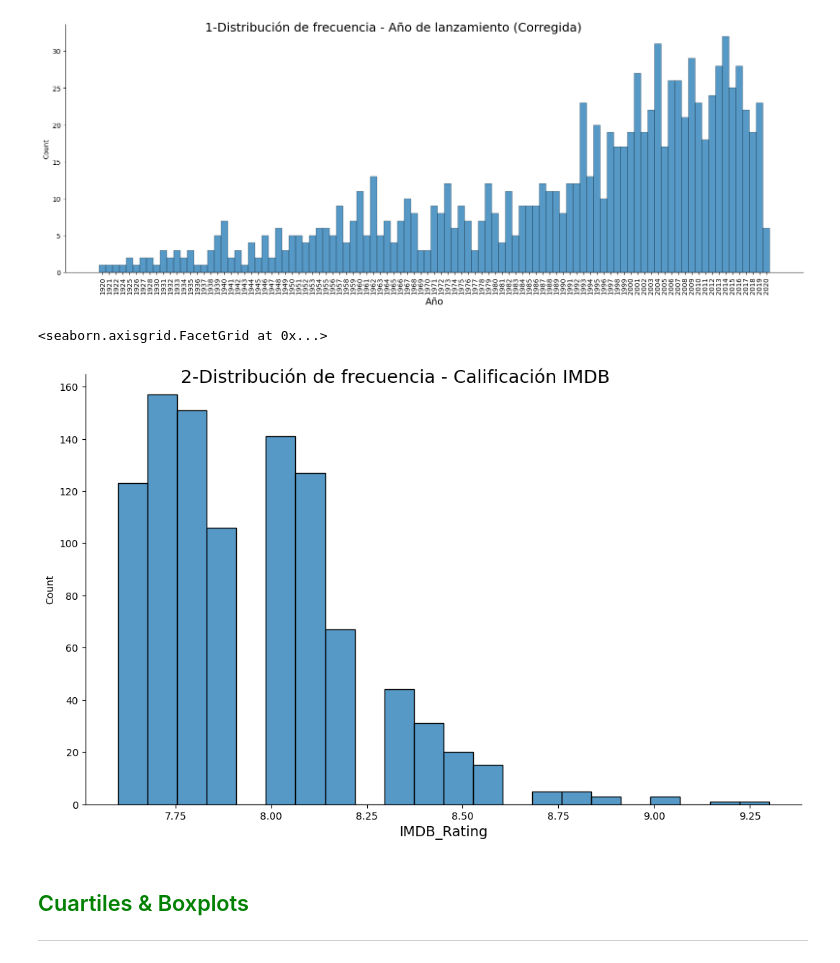
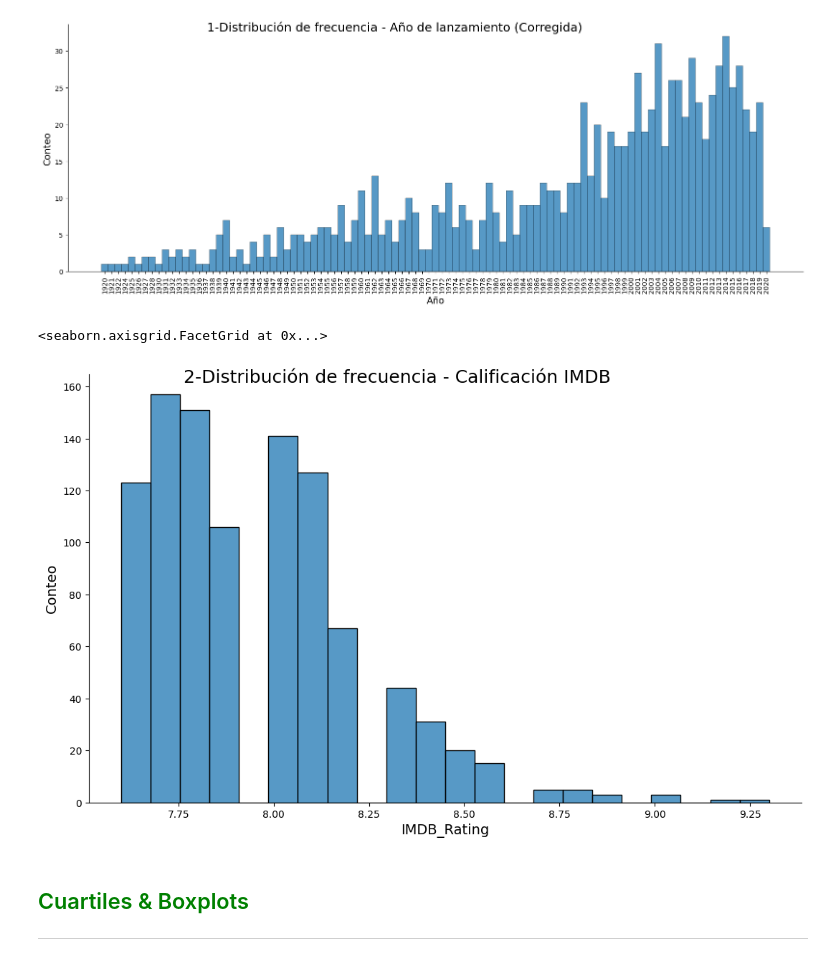
Before and after one commit to mitsiu-carreno/data_science_content, a Jupyter notebook: 2_sem/met_num_2/s13_final_project.ipynb, the cells around one changed output. Drawn from its saved outputs; the diff is of its cells as text; code cells hidden in the pictures.

```diff
--- a/2_sem/met_num_2/s13_final_project.ipynb
+++ b/2_sem/met_num_2/s13_final_project.ipynb
@@ -247,11 +275,12 @@ ax.set_xlabels("Año", fontsize=14)
 # %%
 ax = sns.displot(df["IMDB_Rating"])
 ax.figure.set_size_inches(12,7)
 ax.fig.suptitle("2-Distribución de frecuencia - Calificación IMDB", fontsize=18)
 ax.set_xlabels("IMDB_Rating", fontsize=14)
+ax.set_ylabels("Conteo", fontsize=14)
 # %% [output]
 <seaborn.axisgrid.FacetGrid at 0x...>
-[figure, old version]
+[figure, new version]
 # %% [markdown]
 ## <font color=green>Cuartiles & Boxplots</font>
 ***
```
Also changed, not shown: parts of 7 cells of this notebook.
